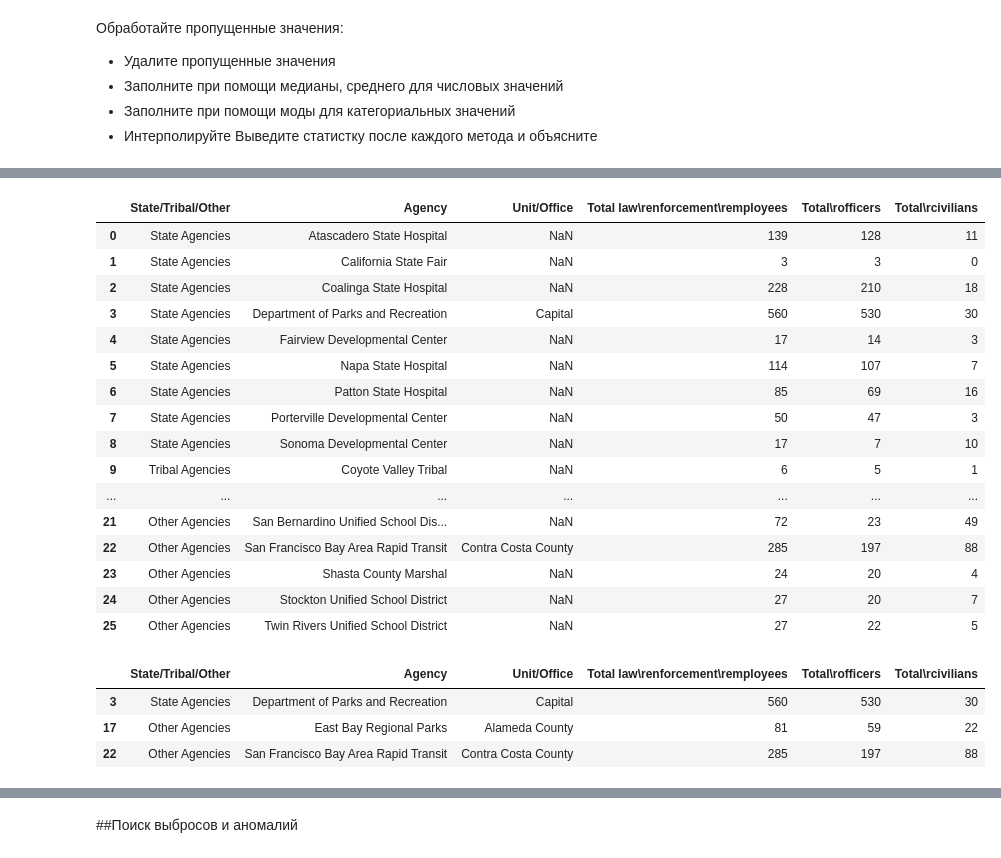
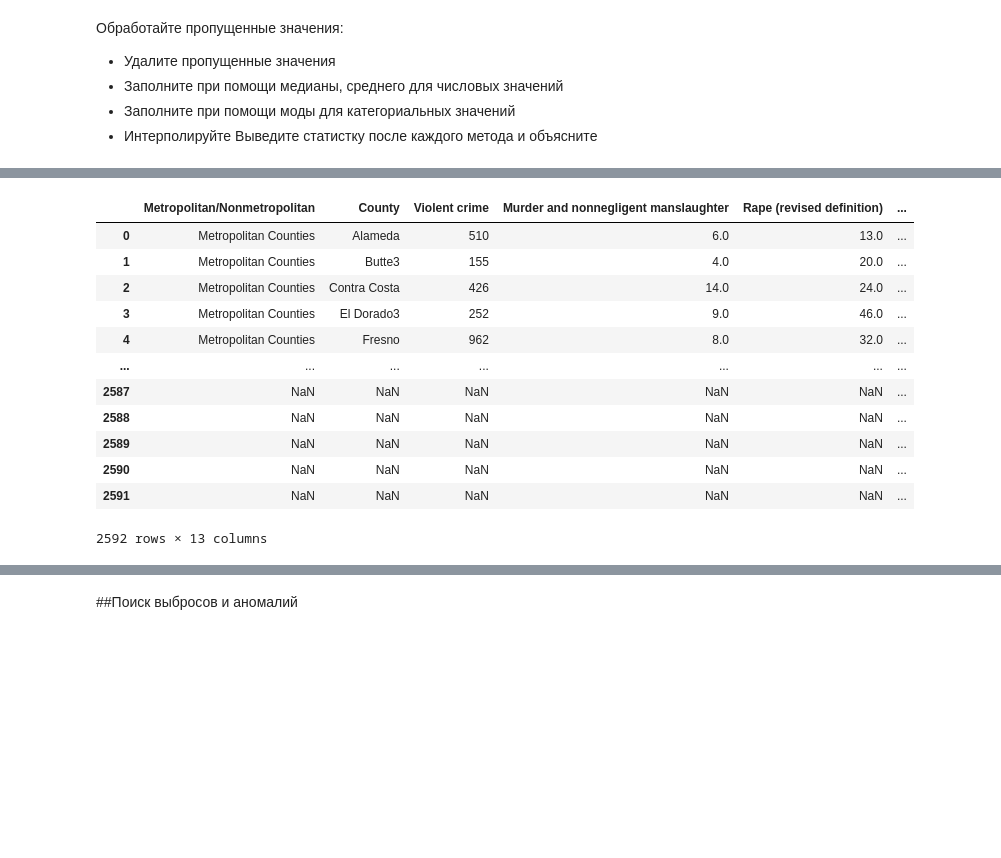
Before and after one commit to Dev-Atom42/MachineLearning-Calobaratory, a Jupyter notebook: Задание_3.ipynb, the cells around one changed output, grey strips where cells are left out. Drawn from its saved outputs; the diff is of its cells as text; code cells hidden in the pictures; blank space fills up the shorter version.

```diff
--- a/Задание_3.ipynb
+++ b/Задание_3.ipynb
@@ -18,32 +24,19 @@
 # %%
 import pandas as pd
 
-df = pd.read_csv('/content/ca_law_enforcement_by_agency.csv')
+df = pd.read_csv('/content/Classification Dataset/ca_offenses_by_county.csv')
 df
 # %% [output]
-|  | State/Tribal/Other | Agency | Unit/Office | Total law\renforcement\remployees | Total\rofficers | Total\rcivilians |
-| 0 | State Agencies | Atascadero State Hospital | NaN | 139 | 128 | 11 |
-| 1 | State Agencies | California State Fair | NaN | 3 | 3 | 0 |
-| 2 | State Agencies | Coalinga State Hospital | NaN | 228 | 210 | 18 |
-| 3 | State Agencies | Department of Parks and Recreation | Capital | 560 | 530 | 30 |
-| 4 | State Agencies | Fairview Developmental Center | NaN | 17 | 14 | 3 |
-| 5 | State Agencies | Napa State Hospital | NaN | 114 | 107 | 7 |
-| 6 | State Agencies | Patton State Hospital | NaN | 85 | 69 | 16 |
-| 7 | State Agencies | Porterville Developmental Center | NaN | 50 | 47 | 3 |
-| 8 | State Agencies | Sonoma Developmental Center | NaN | 17 | 7 | 10 |
-| 9 | Tribal Agencies | Coyote Valley Tribal | NaN | 6 | 5 | 1 |
+|  | Metropolitan/Nonmetropolitan | County | Violent crime | Murder and nonnegligent manslaughter | Rape (revised definition) | ... |
+| 0 | Metropolitan Counties | Alameda | 510 | 6.0 | 13.0 | ... |
+| 1 | Metropolitan Counties | Butte3 | 155 | 4.0 | 20.0 | ... |
+| 2 | Metropolitan Counties | Contra Costa | 426 | 14.0 | 24.0 | ... |
+| 3 | Metropolitan Counties | El Dorado3 | 252 | 9.0 | 46.0 | ... |
+| 4 | Metropolitan Counties | Fresno | 962 | 8.0 | 32.0 | ... |
 | ... | ... | ... | ... | ... | ... | ... |
-| 21 | Other Agencies | San Bernardino Unified School Dis... | NaN | 72 | 23 | 49 |
-| 22 | Other Agencies | San Francisco Bay Area Rapid Transit | Contra Costa County | 285 | 197 | 88 |
-| 23 | Other Agencies | Shasta County Marshal | NaN | 24 | 20 | 4 |
-| 24 | Other Agencies | Stockton Unified School District | NaN | 27 | 20 | 7 |
-| 25 | Other Agencies | Twin Rivers Unified School District | NaN | 27 | 22 | 5 |
+| 2587 | NaN | NaN | NaN | NaN | NaN | ... |
+| 2588 | NaN | NaN | NaN | NaN | NaN | ... |
+| 2589 | NaN | NaN | NaN | NaN | NaN | ... |
+| 2590 | NaN | NaN | NaN | NaN | NaN | ... |
+| 2591 | NaN | NaN | NaN | NaN | NaN | ... |
+2592 rows × 13 columns
-# %%
-#Удаление
-df_clean = df.dropna()
-df_clean
-# %% [output]
-|  | State/Tribal/Other | Agency | Unit/Office | Total law\renforcement\remployees | Total\rofficers | Total\rcivilians |
-| 3 | State Agencies | Department of Parks and Recreation | Capital | 560 | 530 | 30 |
-| 17 | Other Agencies | East Bay Regional Parks | Alameda County | 81 | 59 | 22 |
-| 22 | Other Agencies | San Francisco Bay Area Rapid Transit | Contra Costa County | 285 | 197 | 88 |
```
Also changed, not shown: parts of 15 cells of this notebook.
